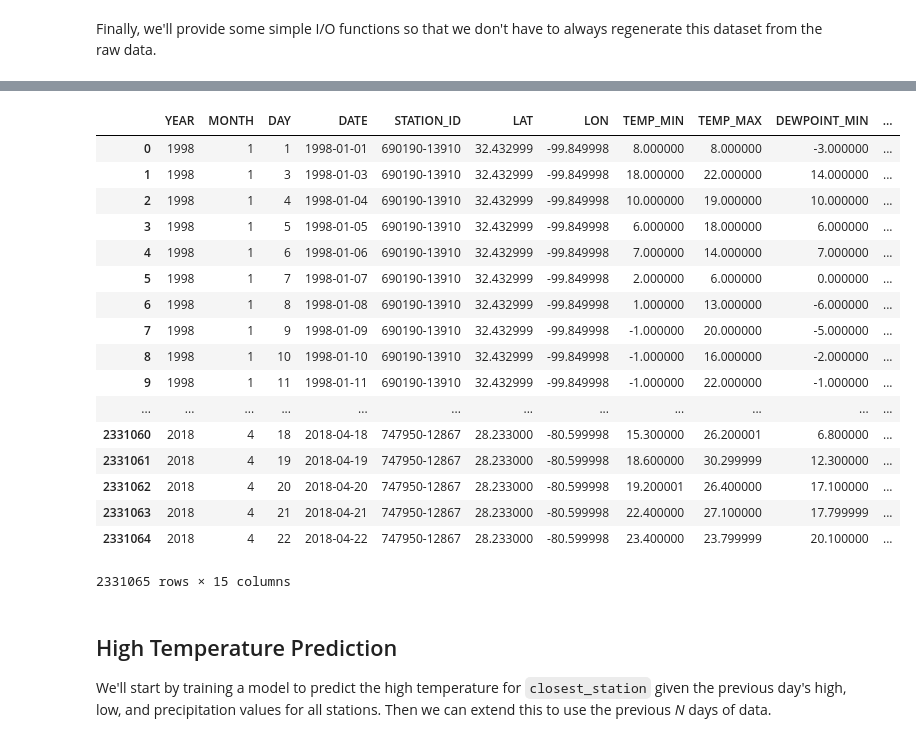
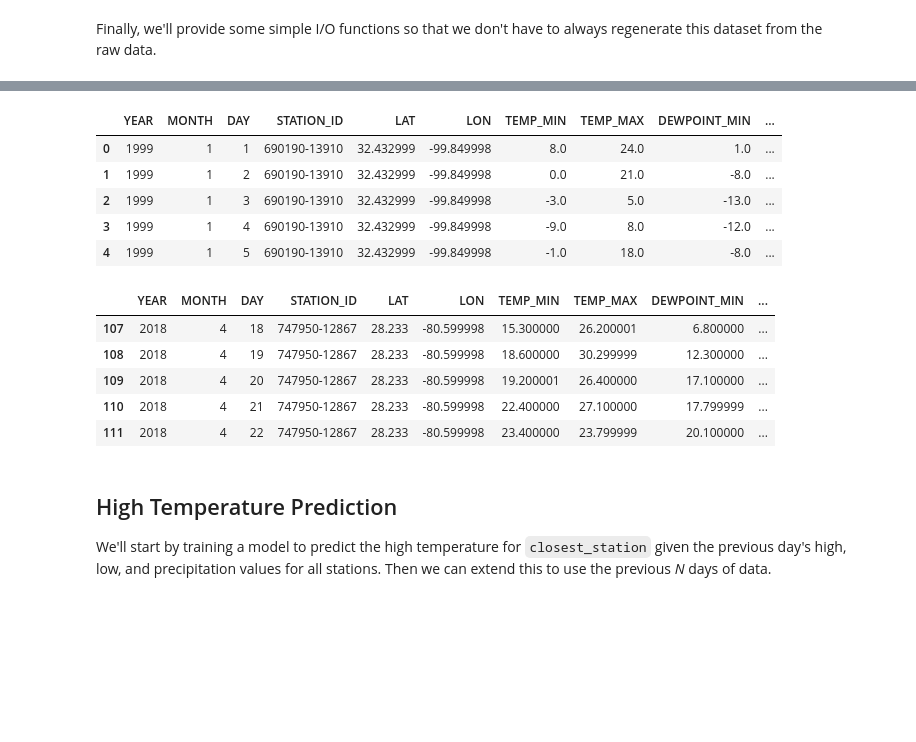
Before and after one commit to kristopherjohnson/weatherprediction, a Jupyter notebook: WeatherPrediction.ipynb, the cells around one changed output, grey strips where cells are left out. Saved outputs shown, nothing was run; the diff lists cells and outputs as text; code cells hidden in the pictures; blank space fills up the shorter version.

```diff
--- a/WeatherPrediction.ipynb
+++ b/WeatherPrediction.ipynb
@@ -602,24 +606,21 @@ memory usage: 169.0+ MB
 # %%
-ds2.reset_index()
+ds2.head()
 # %% [output]
-|  | YEAR | MONTH | DAY | DATE | STATION_ID | LAT | LON | TEMP_MIN | TEMP_MAX | DEWPOINT_MIN | ... |
-| 0 | 1998 | 1 | 1 | 1998-01-01 | 690190-13910 | 32.432999 | -99.849998 | 8.000000 | 8.000000 | -3.000000 | ... |
-| 1 | 1998 | 1 | 3 | 1998-01-03 | 690190-13910 | 32.432999 | -99.849998 | 18.000000 | 22.000000 | 14.000000 | ... |
-| 2 | 1998 | 1 | 4 | 1998-01-04 | 690190-13910 | 32.432999 | -99.849998 | 10.000000 | 19.000000 | 10.000000 | ... |
-| 3 | 1998 | 1 | 5 | 1998-01-05 | 690190-13910 | 32.432999 | -99.849998 | 6.000000 | 18.000000 | 6.000000 | ... |
-| 4 | 1998 | 1 | 6 | 1998-01-06 | 690190-13910 | 32.432999 | -99.849998 | 7.000000 | 14.000000 | 7.000000 | ... |
-| 5 | 1998 | 1 | 7 | 1998-01-07 | 690190-13910 | 32.432999 | -99.849998 | 2.000000 | 6.000000 | 0.000000 | ... |
-| 6 | 1998 | 1 | 8 | 1998-01-08 | 690190-13910 | 32.432999 | -99.849998 | 1.000000 | 13.000000 | -6.000000 | ... |
-| 7 | 1998 | 1 | 9 | 1998-01-09 | 690190-13910 | 32.432999 | -99.849998 | -1.000000 | 20.000000 | -5.000000 | ... |
-| 8 | 1998 | 1 | 10 | 1998-01-10 | 690190-13910 | 32.432999 | -99.849998 | -1.000000 | 16.000000 | -2.000000 | ... |
-| 9 | 1998 | 1 | 11 | 1998-01-11 | 690190-13910 | 32.432999 | -99.849998 | -1.000000 | 22.000000 | -1.000000 | ... |
-| ... | ... | ... | ... | ... | ... | ... | ... | ... | ... | ... | ... |
-| 2331060 | 2018 | 4 | 18 | 2018-04-18 | 747950-12867 | 28.233000 | -80.599998 | 15.300000 | 26.200001 | 6.800000 | ... |
-| 2331061 | 2018 | 4 | 19 | 2018-04-19 | 747950-12867 | 28.233000 | -80.599998 | 18.600000 | 30.299999 | 12.300000 | ... |
-| 2331062 | 2018 | 4 | 20 | 2018-04-20 | 747950-12867 | 28.233000 | -80.599998 | 19.200001 | 26.400000 | 17.100000 | ... |
-| 2331063 | 2018 | 4 | 21 | 2018-04-21 | 747950-12867 | 28.233000 | -80.599998 | 22.400000 | 27.100000 | 17.799999 | ... |
-| 2331064 | 2018 | 4 | 22 | 2018-04-22 | 747950-12867 | 28.233000 | -80.599998 | 23.400000 | 23.799999 | 20.100000 | ... |
+|  | YEAR | MONTH | DAY | STATION_ID | LAT | LON | TEMP_MIN | TEMP_MAX | DEWPOINT_MIN | ... |
+| 0 | 1999 | 1 | 1 | 690190-13910 | 32.432999 | -99.849998 | 8.0 | 24.0 | 1.0 | ... |
+| 1 | 1999 | 1 | 2 | 690190-13910 | 32.432999 | -99.849998 | 0.0 | 21.0 | -8.0 | ... |
+| 2 | 1999 | 1 | 3 | 690190-13910 | 32.432999 | -99.849998 | -3.0 | 5.0 | -13.0 | ... |
+| 3 | 1999 | 1 | 4 | 690190-13910 | 32.432999 | -99.849998 | -9.0 | 8.0 | -12.0 | ... |
+| 4 | 1999 | 1 | 5 | 690190-13910 | 32.432999 | -99.849998 | -1.0 | 18.0 | -8.0 | ... |
-2331065 rows × 15 columns
+# %%
+ds2.tail()
+# %% [output]
+|  | YEAR | MONTH | DAY | STATION_ID | LAT | LON | TEMP_MIN | TEMP_MAX | DEWPOINT_MIN | ... |
+| 107 | 2018 | 4 | 18 | 747950-12867 | 28.233 | -80.599998 | 15.300000 | 26.200001 | 6.800000 | ... |
+| 108 | 2018 | 4 | 19 | 747950-12867 | 28.233 | -80.599998 | 18.600000 | 30.299999 | 12.300000 | ... |
+| 109 | 2018 | 4 | 20 | 747950-12867 | 28.233 | -80.599998 | 19.200001 | 26.400000 | 17.100000 | ... |
+| 110 | 2018 | 4 | 21 | 747950-12867 | 28.233 | -80.599998 | 22.400000 | 27.100000 | 17.799999 | ... |
+| 111 | 2018 | 4 | 22 | 747950-12867 | 28.233 | -80.599998 | 23.400000 | 23.799999 | 20.100000 | ... |
 # %% [markdown]
 ## High Temperature Prediction
 
```
Also changed, not shown: parts of 5 cells of this notebook.
